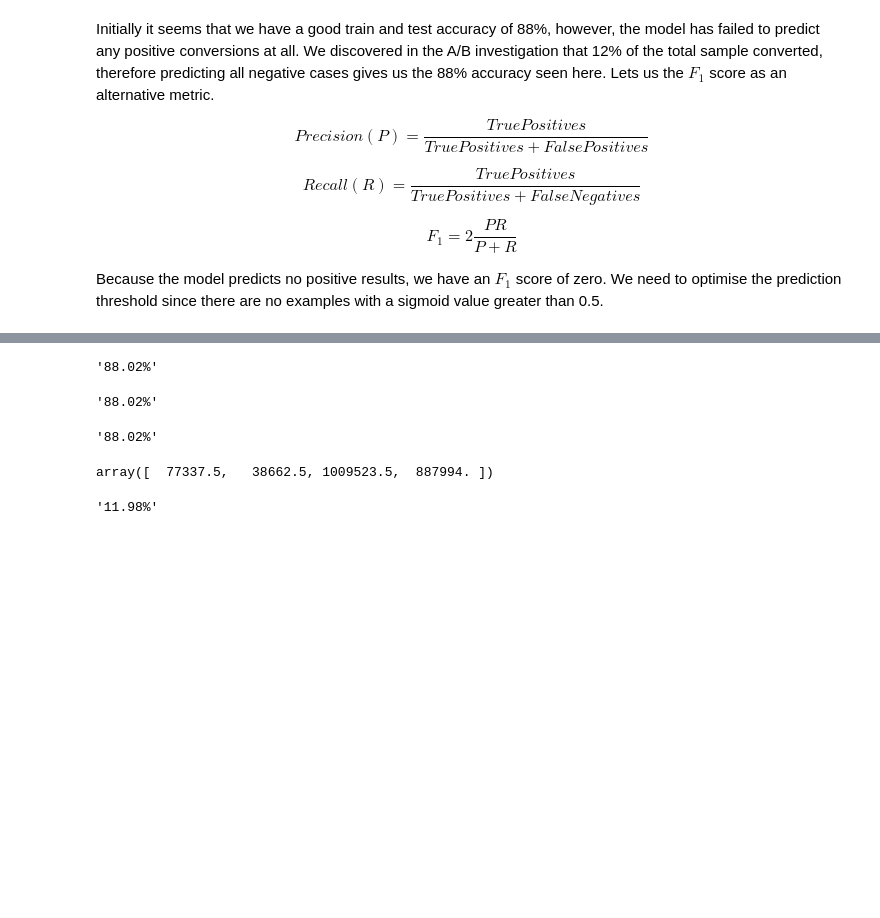
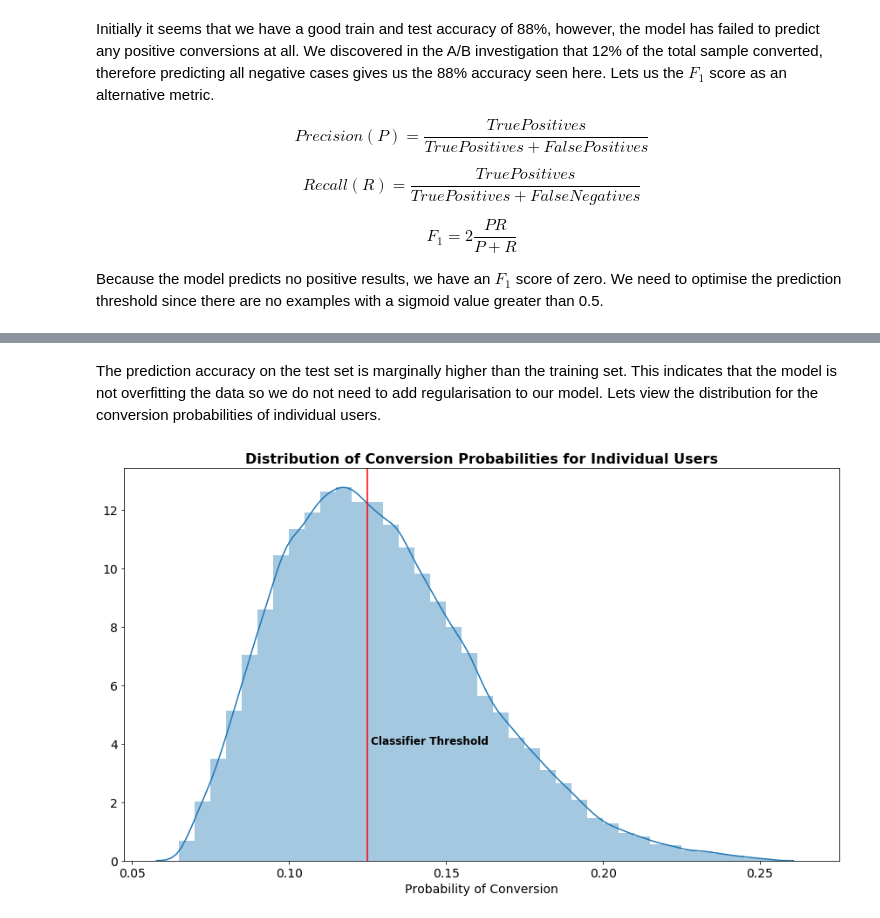
Before and after one commit to matt-fielding8/AB_test_e-commerce, a Jupyter notebook: notebooks/Logistic_Regression_Model.ipynb, the cells around one changed output, grey strips where cells are left out. Cells and saved outputs as stored; diff of their text form; code cells hidden in the pictures; blank space fills up the shorter version.

```diff
--- a/notebooks/Logistic_Regression_Model.ipynb
+++ b/notebooks/Logistic_Regression_Model.ipynb
@@ -426,33 +417,13 @@ mod.predictAccuray(mod.predict(X_train_day,theta_opt_day), y_train)
-# %%
-X = df_train.iloc[:,:-3]
-theta = np.zeros(X.shape[1])
-
-theta_opt = mod.gradientDescent(X, theta, y_train, alpha=0.03, iters=500)
-mod.predictAccuray(mod.predict(X,theta_opt), y_train)
-# %% [output]
-'88.02%'
-# %%
-X = df_train.iloc[:,[0,1,5,6]]
-theta = np.zeros(X.shape[1])
-
-theta_opt = mod.gradientDescent(X, theta, y_train, alpha=0.03, iters=500)
-mod.predictAccuray(mod.predict(X,theta_opt), y_train)
-# %% [output]
-'88.02%'
-# %%
-X = df_train.iloc[:,[0]]
-theta = np.zeros(X.shape[1])
-
-theta_opt = mod.gradientDescent(X, theta, y_train, alpha=0.03, iters=500)
-mod.predictAccuray(mod.predict(X,theta_opt), y_train)
-# %% [output]
-'88.02%'
-# %%
-h = mod.sigmoid(X, theta)
-np.dot(X.T,(h-y_train))
-# %% [output]
-array([  77337.5,   38662.5, 1009523.5,  887994. ])
-# %%
-mod.predictAccuray(mod.predict(X,theta), y_train)
-# %% [output]
-'11.98%'
+# %% [markdown]
+The prediction accuracy on the test set is marginally higher than the training set. This indicates that the model is not overfitting the data so we do not need to add regularisation to our model. Lets view the distribution for the conversion probabilities of individual users.
+# %%
+predictions = mod.sigmoid(X_train, theta_opt)
+bins = np.arange(0.06,0.27,0.005)
+
+vis.createPlot(xlabel="Probability of Conversion");
+sb.distplot(predictions, bins=bins);
+plt.title("Distribution of Conversion Probabilities for Individual Users", fontsize=16, fontweight='bold');
+plt.axvline(x=0.125, color='r');
+plt.text(0.126, 4, "Classifier Threshold", fontsize=12, fontweight='bold');
+# %% [output]
+[figure, added]
```
Also changed, not shown: parts of 47 cells of this notebook, 1 other file.
